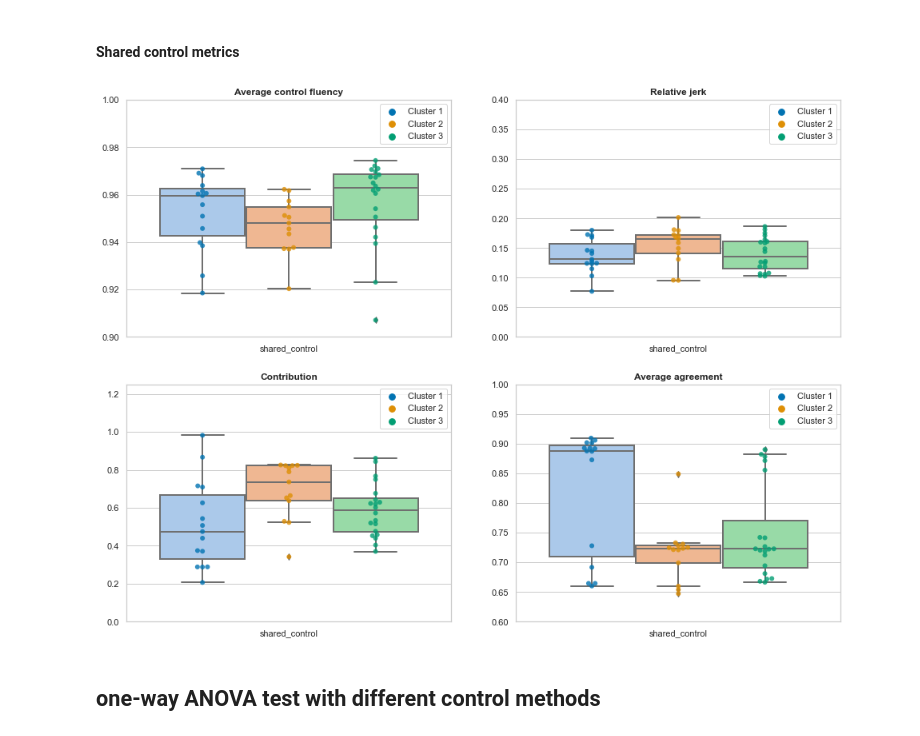
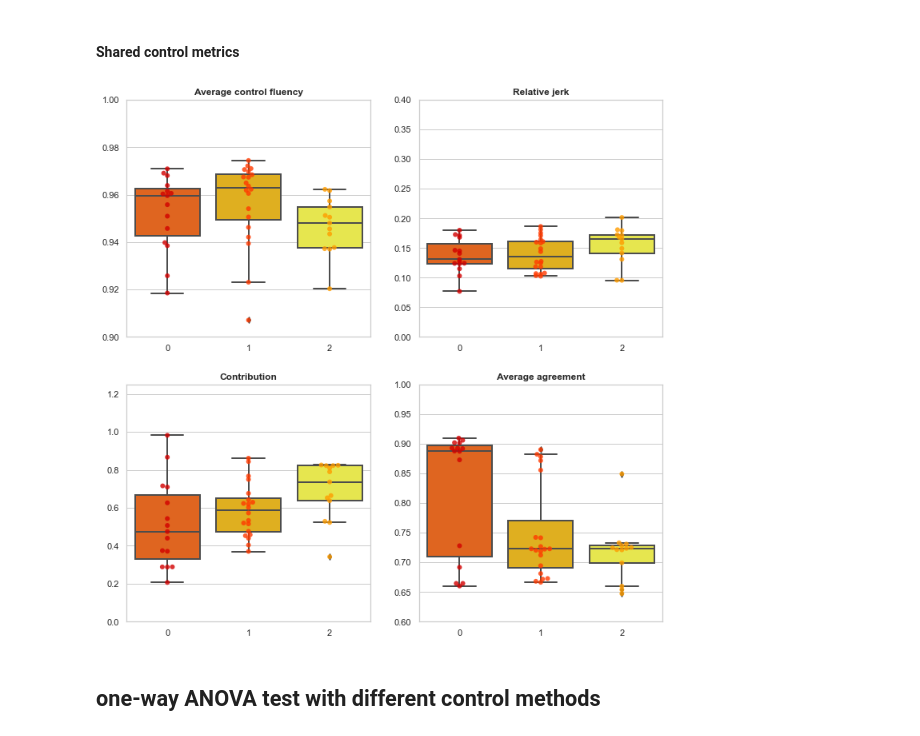
Before and after one commit to epfl-lasa/crowdbot-evaluation-tools, a Jupyter notebook: notebooks/comprehensive_eval.ipynb, the cells around one changed output. Cells and saved outputs as stored; diff of their text form; code cells hidden in the pictures.

```diff
--- a/notebooks/comprehensive_eval.ipynb
+++ b/notebooks/comprehensive_eval.ipynb
@@ -2742,0 +2711,4 @@ color_list = np.array(color_list)
+# %%
+clustered_labels = model.labels_
+unique, unique_indices = np.unique(clustered_labels, return_index=True)
+unique_indices
@@ -2960,2 +2946,15 @@ crowd_metrics_df.head()
 # %% [markdown]
 ##### Original 4-in-1 plotting
+# %%
+value_unique, color_unique = values2color_list(
+        eval_res_sorted_df['cluster'].values, cmap_name='hot', range=(0.5, 0.8)
+    )
+
+value_unique, point_color_unique = values2color_list(
+        eval_res_sorted_df['cluster'].values, cmap_name='hot', range=(0.3, 0.6)
+    )
+
+# creating a dictionary with one specific color per group:
+box_pal = {value_unique[i]: color_unique[i] for i in range(len(value_unique))}
+scatter_pal = {value_unique[i]: point_color_unique[i] for i in range(len(value_unique))}
+box_pal, scatter_pal
@@ -3206,75 +3212,75 @@ plt.close()
 # %% [markdown]
 #### Shared control metrics
 # %%
-control_metrics_df = eval_res_df[['seq', 'control_type'] + list(control_metrics) + ['cluster']]
+control_metrics_df = eval_res_sorted_df[['seq', 'control_type'] + list(control_metrics) + ['cluster']]
 # %%
-control_fig, control_axes = plt.subplots(2, 2, figsize=(16, 12))
+control_fig, control_axes = plt.subplots(2, 2, figsize=(12, 12))
 
 categorical_plot(
     axes=control_axes[0,0],
     df=control_metrics_df,
     metric='avg_fluency',
-    category='control_type',
+    category='cluster',
     title='Average control fluency',
     xlabel='',
     ylabel='',
     ylim=[0.90, 1.0],
     lgd_labels=['Cluster 1', 'Cluster 2', 'Cluster 3'],
-    group='cluster',
-    loc='upper right',
     kind='box',
+    box_palette=box_pal,
+    scatter_palette=scatter_pal,
 )
 
 categorical_plot(
     axes=control_axes[0,1],
     df=control_metrics_df,
     metric='rel_jerk',
-    category='control_type',
+    category='cluster',
     title='Relative jerk',
     xlabel='',
     ylabel='',
     ylim=[0, 0.4],
     lgd_labels=['Cluster 1', 'Cluster 2', 'Cluster 3'],
-    group='cluster',
-    loc='upper right',
     kind='box',
+    box_palette=box_pal,
+    scatter_palette=scatter_pal,
 )
 
 categorical_plot(
     axes=control_axes[1,0],
     df=control_metrics_df,
     metric='contribution',
-    category='control_type',
+    category='cluster',
     title='Contribution',
     xlabel='',
     ylabel='',
     ylim=[0.0, 1.25],
     lgd_labels=['Cluster 1', 'Cluster 2', 'Cluster 3'],
-    group='cluster',
-    loc='upper right',
     kind='box',
+    box_palette=box_pal,
+    scatter_palette=scatter_pal,
 )
 
 categorical_plot(
     axes=control_axes[1,1],
     df=control_metrics_df,
     metric='avg_agreement',
-    category='control_type',
+    category='cluster',
     title='Average agreement',
     xlabel='',
     ylabel='',
     ylim=[0.60, 1.0],
     lgd_labels=['Cluster 1', 'Cluster 2', 'Cluster 3'],
-    group='cluster',
-    loc='upper right',
     kind='box',
+    box_palette=box_pal,
+    scatter_palette=scatter_pal,
 )
 
 plt.savefig("./pdf/all_shared_control_perf_grouped_cluster.pdf", dpi=300)
 
 plt.show()
 # %% [output]
-[figure, old version]
+[figure, new version]
 # %%
 plt.close()
 # %% [markdown]
```
Also changed, not shown: parts of 48 cells of this notebook, 1 other file.
